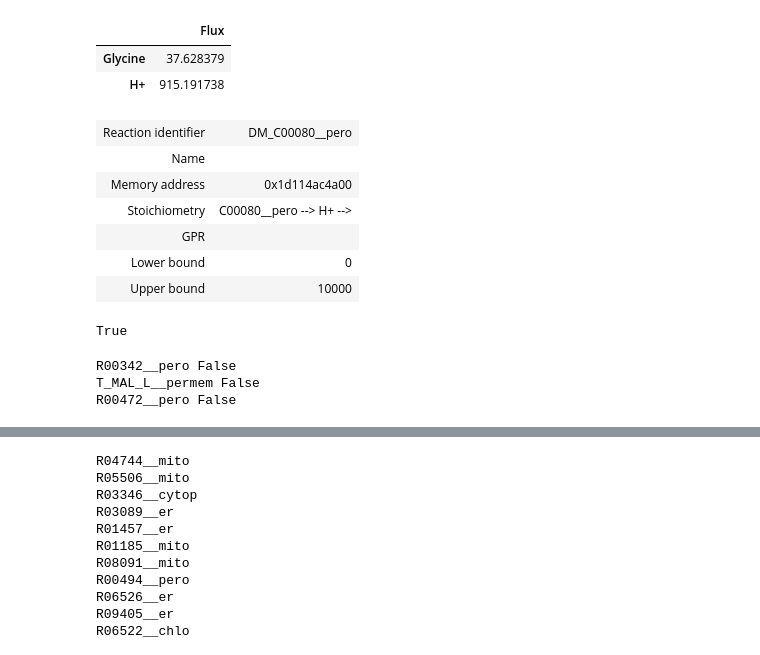
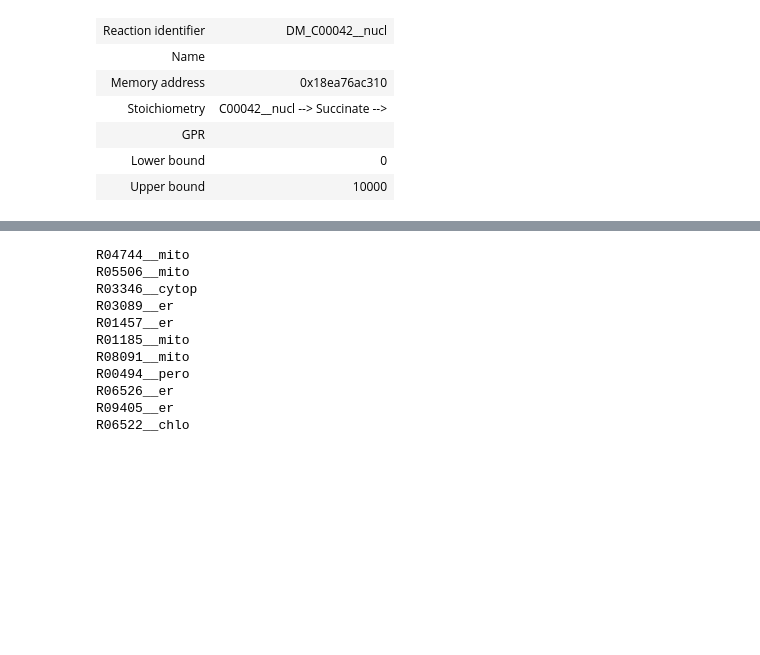
Before and after one commit to ecunha1996/GSMMutils, a Jupyter notebook: examples/Ngaditana.ipynb, the cells around one changed output, grey strips where cells are left out. Saved outputs shown, nothing was run; the diff lists cells and outputs as text; code cells hidden in the pictures; blank space fills up the shorter version.

```diff
--- a/examples/Ngaditana.ipynb
+++ b/examples/Ngaditana.ipynb
@@ -170,30 +93,13 @@ R08107__er Phosphatidylethanolamine + (GlcN)1 (Ino(acyl)-P)1 (Man)3 (EtN)1 (P)1
-# %%
-model.test_reaction("T_GLYtx__permem")
-# %% [output]
-|  | Flux |
-| Glycine | 37.628379 |
-| H+ | 915.191738 |
 # %%
-model.create_demand("C00080__pero")
+model.create_demand("C00042__nucl")
 # %% [output]
-| Reaction identifier | DM_C00080__pero |
+| Reaction identifier | DM_C00042__nucl |
 | Name |  |
-| Memory address | 0x1d114ac4a00 |
-| Stoichiometry | C00080__pero --> H+ --> |
+| Memory address | 0x18ea76ac310 |
+| Stoichiometry | C00042__nucl --> Succinate --> |
 | GPR |  |
 | Lower bound | 0 |
 | Upper bound | 10000 |
-# %%
-"R01041__er" in blocked
-# %% [output]
-True
-# %%
-for reaction in model.metabolites.C00149__pero.reactions:
-    print(reaction.id, reaction.id in blocked)
-# %% [output]
-R00342__pero False
-T_MAL_L__permem False
-R00472__pero False
 # %%
 lipids_reactions = ["e_TAG__lip", "e_PG__chlo", "e_PE__er", "e_PC__er", "e_PI__er", "e_DGDG__chlo", "e_MGDG__chlo", "e_SQDG__chlo", "e_DAG__er", "e_DGTS__er"]
 acyl_in_model = []
```
Also changed, not shown: parts of 28 cells of this notebook, 7 other files.
